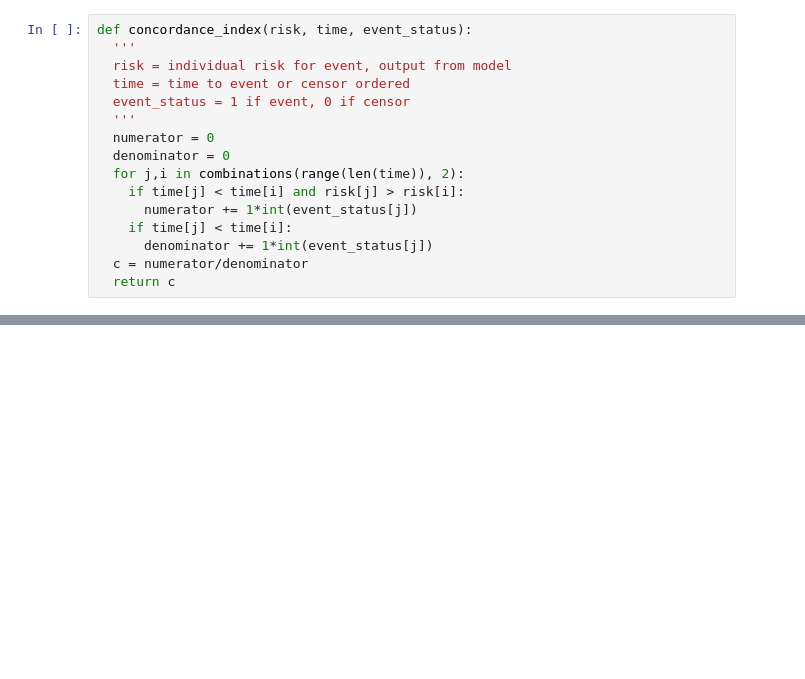
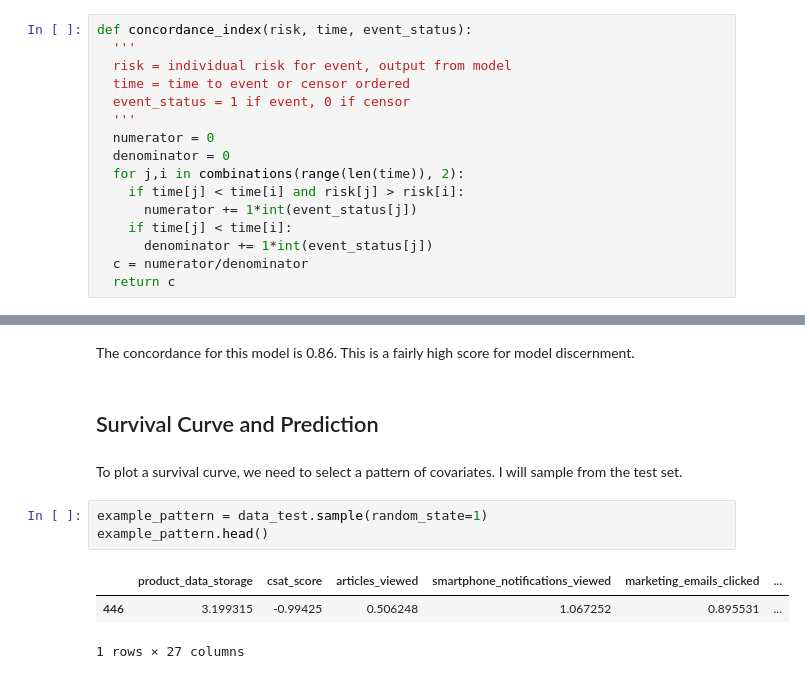
Before and after one commit to sjkinghorn/churn_project, a Jupyter notebook: notebooks/churn_notebook.ipynb, the cells around one changed output, grey strips where cells are left out. Saved outputs shown, nothing was run; the diff lists cells and outputs as text; blank space fills up the shorter version.

```diff
--- a/notebooks/churn_notebook.ipynb
+++ b/notebooks/churn_notebook.ipynb
@@ -246,2 +265,15 @@ concordance_index(risk = y_val[:, 0], time = timeTensor_test, event_status = sta
 # %% [output]
 0.8628643510384286
+# %% [markdown]
+The concordance for this model is 0.86. This is a fairly high score for model discernment.
+# %% [markdown]
+## Survival Curve and Prediction
+# %% [markdown]
+To plot a survival curve, we need to select a pattern of covariates. I will sample from the test set.
+# %%
+example_pattern = data_test.sample(random_state=1)
+example_pattern.head()
+# %% [output]
+|  | product_data_storage | csat_score | articles_viewed | smartphone_notifications_viewed | marketing_emails_clicked | ... |
+| 446 | 3.199315 | -0.99425 | 0.506248 | 1.067252 | 0.895531 | ... |
+1 rows × 27 columns
```
Also changed, not shown: parts of 16 cells of this notebook.
